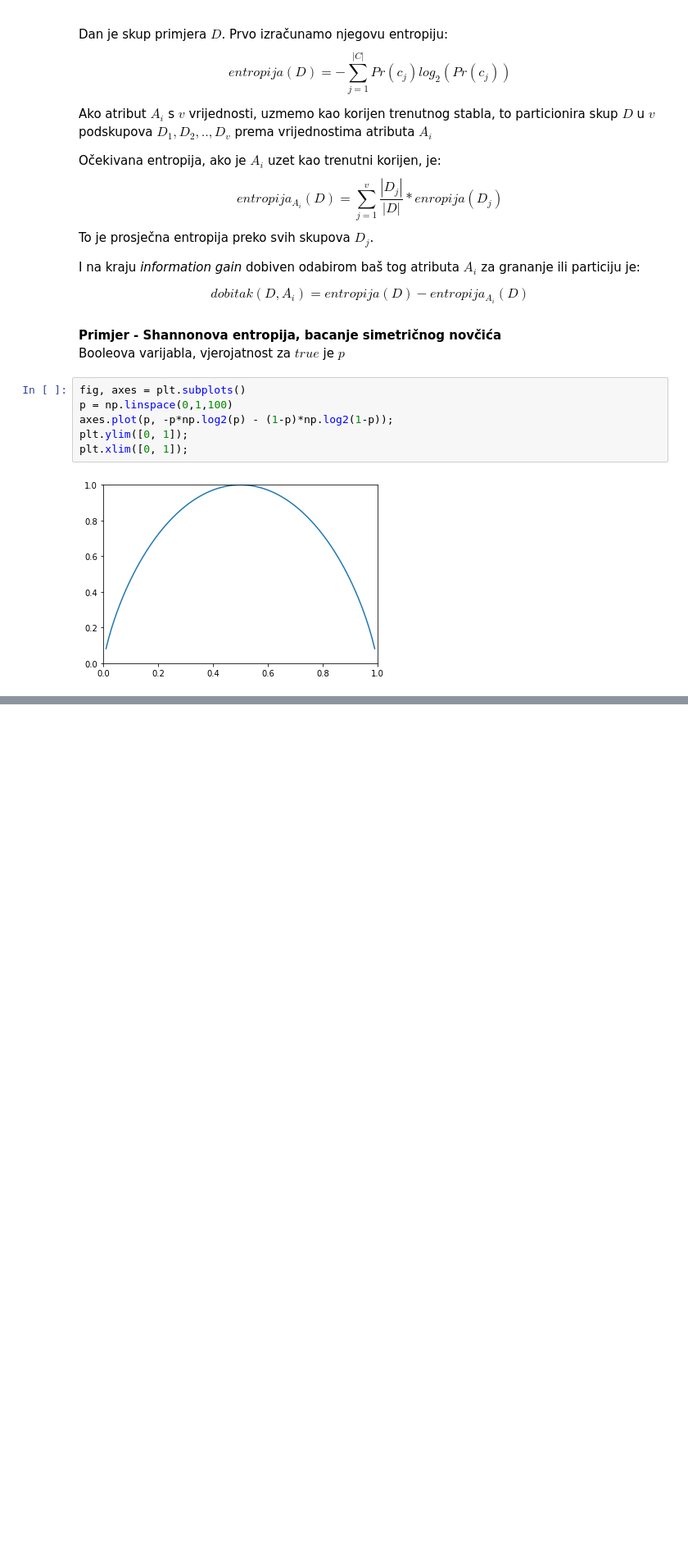
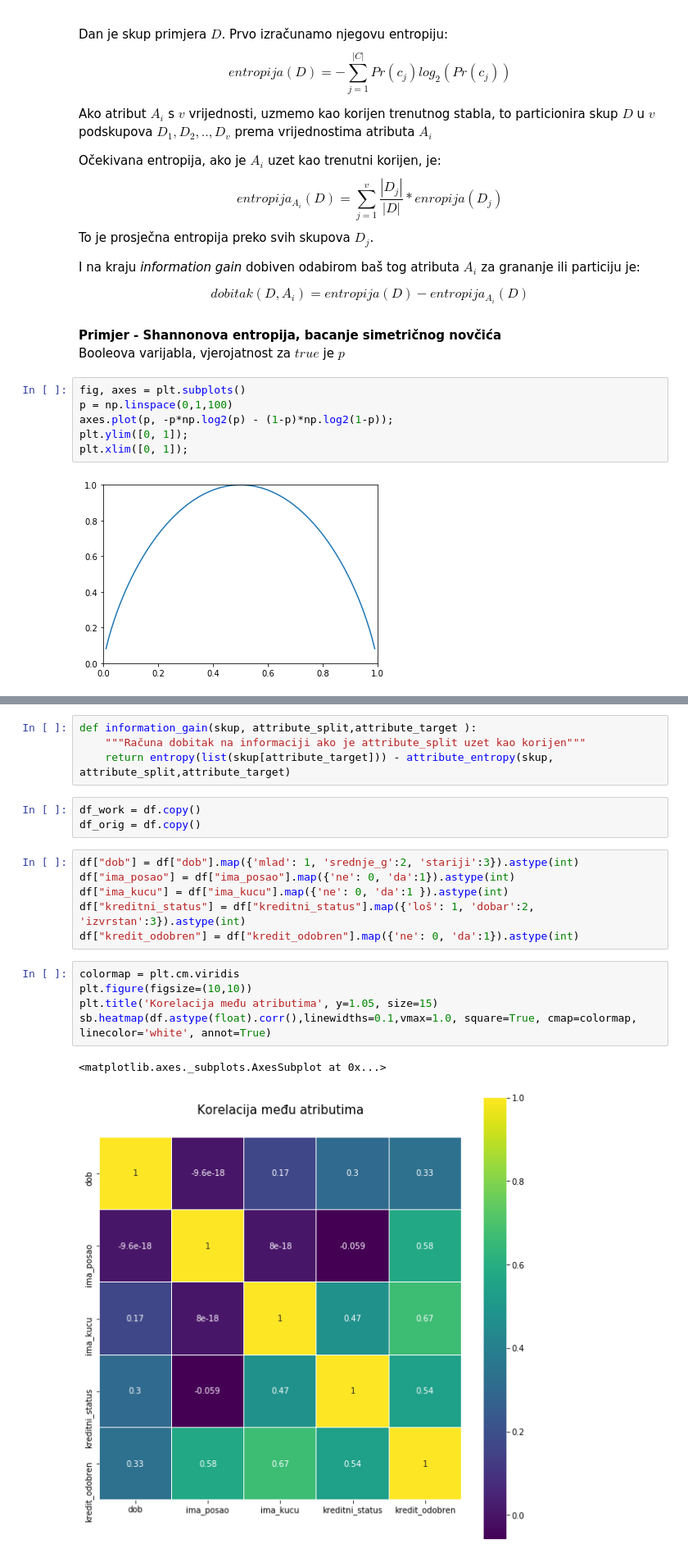
Before and after one commit to tsmetko/Matematicki-softver, a Jupyter notebook: stablo.ipynb, the cells around one changed output, grey strips where cells are left out. Shown at 82% size. Drawn from its saved outputs; the diff is of its cells as text; blank space fills up the shorter version.

```diff
--- a/stablo.ipynb
+++ b/stablo.ipynb
@@ -107,0 +136,21 @@ plt.xlim([0, 1]);
+# %%
+def information_gain(skup, attribute_split,attribute_target ):
+    """Računa dobitak na informaciji ako je attribute_split uzet kao korijen"""
+    return entropy(list(skup[attribute_target])) - attribute_entropy(skup, attribute_split,attribute_target)
+# %%
+df_work = df.copy()
+df_orig = df.copy()
+# %%
+df["dob"] = df["dob"].map({'mlad': 1, 'srednje_g':2, 'stariji':3}).astype(int)
+df["ima_posao"] = df["ima_posao"].map({'ne': 0, 'da':1}).astype(int)
+df["ima_kucu"] = df["ima_kucu"].map({'ne': 0, 'da':1 }).astype(int)
+df["kreditni_status"] = df["kreditni_status"].map({'loš': 1, 'dobar':2, 'izvrstan':3}).astype(int)
+df["kredit_odobren"] = df["kredit_odobren"].map({'ne': 0, 'da':1}).astype(int)
+# %%
+colormap = plt.cm.viridis
+plt.figure(figsize=(10,10))
+plt.title('Korelacija među atributima', y=1.05, size=15)
+sb.heatmap(df.astype(float).corr(),linewidths=0.1,vmax=1.0, square=True, cmap=colormap, linecolor='white', annot=True)
+# %% [output]
+<matplotlib.axes._subplots.AxesSubplot at 0x...>
+[figure, added]
```
Also changed, not shown: parts of 4 cells of this notebook.
